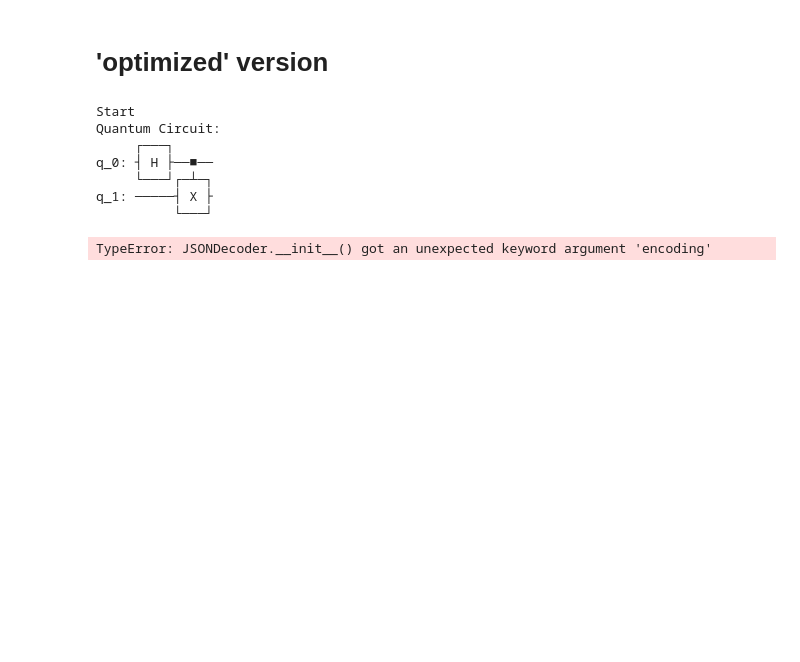
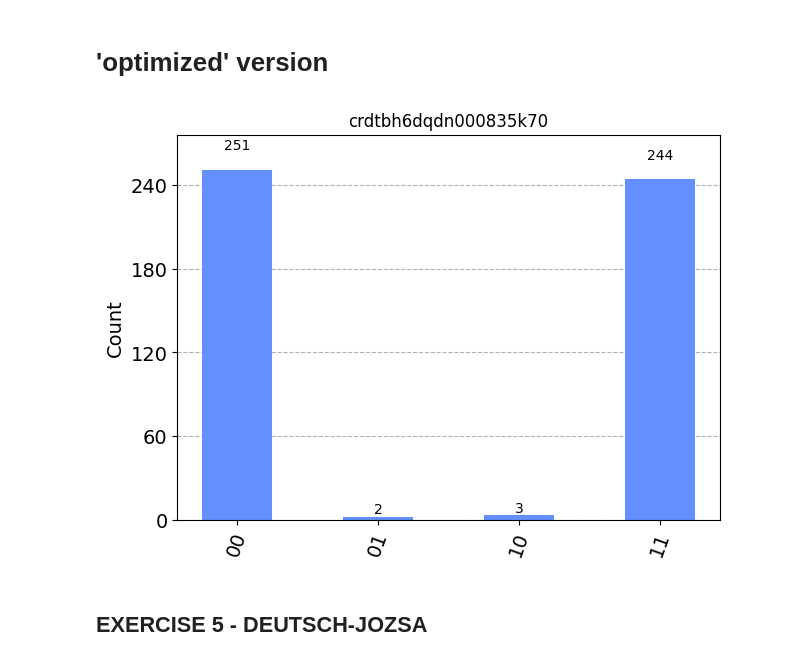
Before and after one commit to farinaleo/ftl_quantum, a Jupyter notebook: Untitled.ipynb, the cells around one changed output. Cells and saved outputs as stored; diff of their text form; code cells hidden in the pictures; blank space fills up the shorter version.

```diff
--- a/Untitled.ipynb
+++ b/Untitled.ipynb
@@ -218,26 +196,26 @@ isa_circuit = pm.run(qc)
 
 isa_circuit.draw('mpl', idle_wires=False)
 result_ideal = backend.run(isa_circuit, shots=500).result()
-data = result_ideal.get_counts(0)
+data = result_ideal.get_counts(isa_circuit)
 
-
-from matplotlib import pyplot as plt
-
-data = observables_labels
-values = pub_result.data.evs
-
-errors = pub_result.data.ensemble_standard_error
-
-plt.errorbar(observables_labels, values, yerr=errors, fmt="o")
-
-print(qc.draw())
-qc.draw("mpl")
+plot_histogram([data])
-# %% [output]
-Start
-Quantum Circuit:
-     ┌───┐
-q_0: ┤ H ├──■──
-     └───┘┌─┴─┐
-q_1: ─────┤ X ├
-          └───┘
-TypeError: JSONDecoder.__init__() got an unexpected keyword argument 'encoding'
+# %%
+provider = IBMProvider(token='1294a6887cf22e5d1443b81cdbfe27e7106f6094a684995d737cd1dc25889f20539cbb1aaf72a5ecd7e52599de253756593dfa3f941d14342a49fcf6135cb356')
+backend = provider.jobs()
+
+# Retrieve the last job
+last_job = backend[0]  # Assuming you're interested in the most recent job
+job_id = last_job.job_id()
+
+# Retrieve the result
+result = provider.retrieve_job(job_id).result()
+
+# Get the counts
+counts = result.get_counts()
+
+# Plot histogram or perform other analysis
+plot_histogram(counts,title=job_id)
+# %% [output]
+[figure, added]
+# %% [markdown]
+## EXERCISE 5 - DEUTSCH-JOZSA
```
Also changed, not shown: parts of 9 cells of this notebook, 22 other files.
